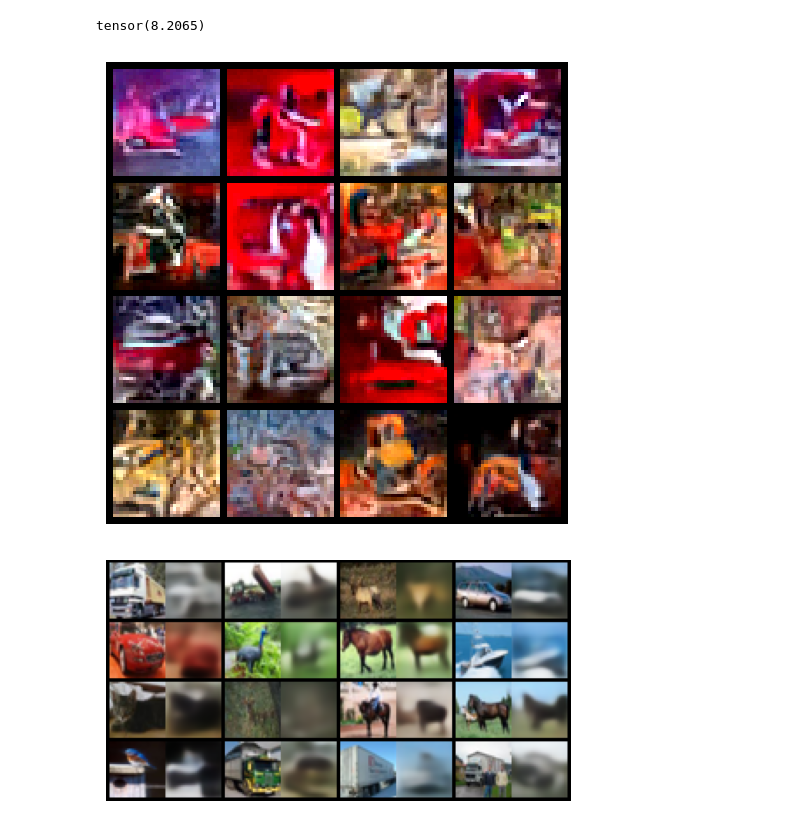
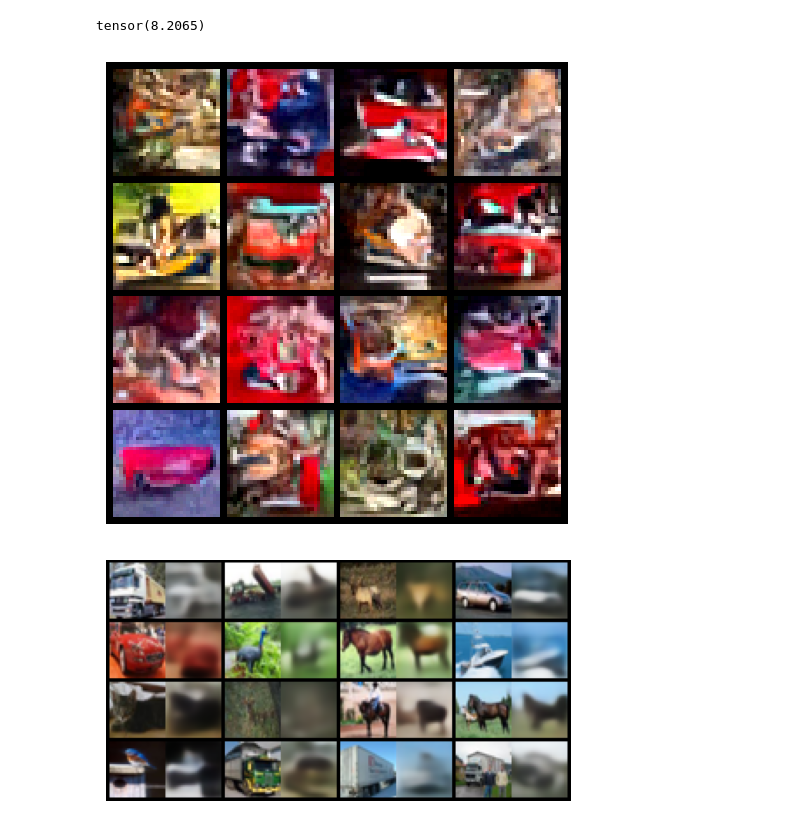
Before and after one commit to azhgh22/Comparative-analysis-of-Generative-models-on-CIFAR-10, a Jupyter notebook: experiments/eval.ipynb, the cells around one changed output. Drawn from its saved outputs; the diff is of its cells as text; code cells hidden in the pictures.

```diff
--- a/experiments/eval.ipynb
+++ b/experiments/eval.ipynb
@@ -109,5 +109,5 @@ model = NCSN().to(device)
 checkpoint_dir = "/content/drive/MyDrive/checkpoints_final/ncsn"
 checkpointer = Checkpointer(checkpoint_dir,"NCSN",1,False)
 train = Train(model,32,train_loader,checkpointer,device)
-train.load_checkpoint()
+# train.load_checkpoint()
 # train.train()
@@ -116,2 +114,37 @@ Loaded latest checkpoint: /content/drive/MyDrive/checkpoints_final/ncsn/NCSN_epo
 # %%
 interested_epochs = [112,130,150,160]
+# %%
+epoch_data = [
+        {
+              "epoch" : 112,
+              "samples" : None,
+              "fid" : 116.8446,
+              "is" : (3.3225, 0.0786),
+
+        },
+        {
+              "epoch" : 130,
+              "samples" : None,
+              "fid" : 96.0816,
+              "is" : (3.9956, 0.1063),
+
+        },
+        {
+              "epoch" : 150,
+              "samples" : None,
+              "fid" : 86.0077,
+              "is" : (4.1042, 0.1071),
+
+        },
+        {
+              "epoch" : 160,
+              "samples" : None,
+              "fid" : 124.9069,
+              "is" : (4.1261, 0.0795),
+
+        }
+]
+# %%
+for i in range(4):
+  train.load_checkpoint(epoch_data[i]["epoch"])
+  epoch_data[i]["samples"] = model.sample(16)
@@ -135,6 +173,7 @@ def get_samples(n_sample):
   samples = []
   for i in range(n_sample//256):
     samples.append(model.sample(256))
+  return samples
 # %%
 def compute_all(epoch):
   train.load_checkpoint(epoch)
@@ -223,41 +258,41 @@ print(data['recon_loss'])
 # %% [output]
 tensor(8.2065)
 # %%
-images = data['samples']
+images = epoch_data[3]["samples"]
 import torch
 import matplotlib.pyplot as plt
 from torchvision.utils import make_grid
 from torchvision.utils import save_image
 
 # Stack if list
 if isinstance(images, list):
     images = torch.stack(images)  # [16, 3, 32, 32]
 
 # Move to CPU and detach (important!)
 images = images.detach().cpu()
 
 # Create grid
 grid = make_grid(
     images,
     nrow=4,          # 4x4 grid
     padding=2,
     normalize=True
 )
 
 # Plot
 plt.figure(figsize=(6, 6))
 plt.imshow(grid.permute(1, 2, 0))
 plt.axis("off")
 plt.show()
 
 save_image(
     images,
-    "NCSN_gen.png",
+    "NCSN_gen160.png",
     nrow=4,
     normalize=True
 )
 # %% [output]
-[figure, old version]
+[figure, new version]
 # %%
 import torch
 import matplotlib.pyplot as plt
```
Also changed, not shown: parts of 4 cells of this notebook.
